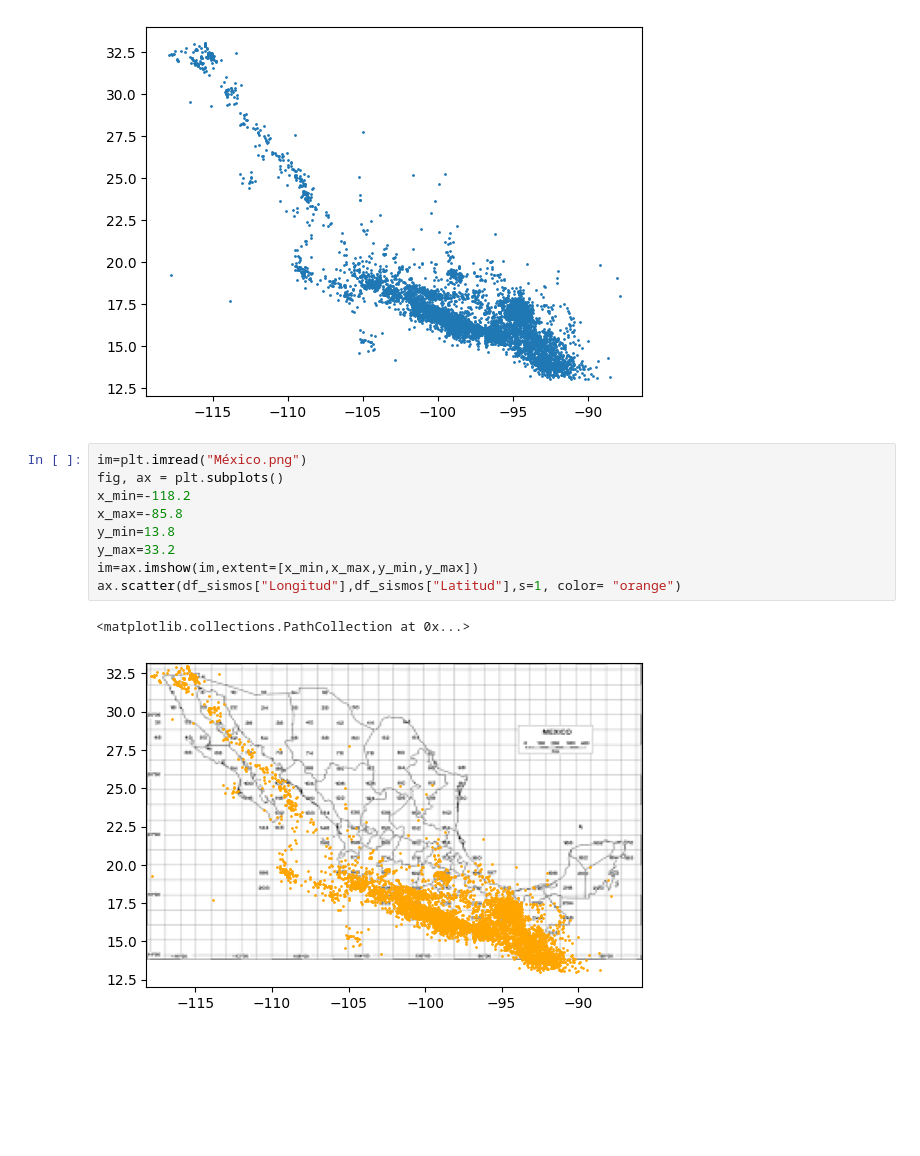
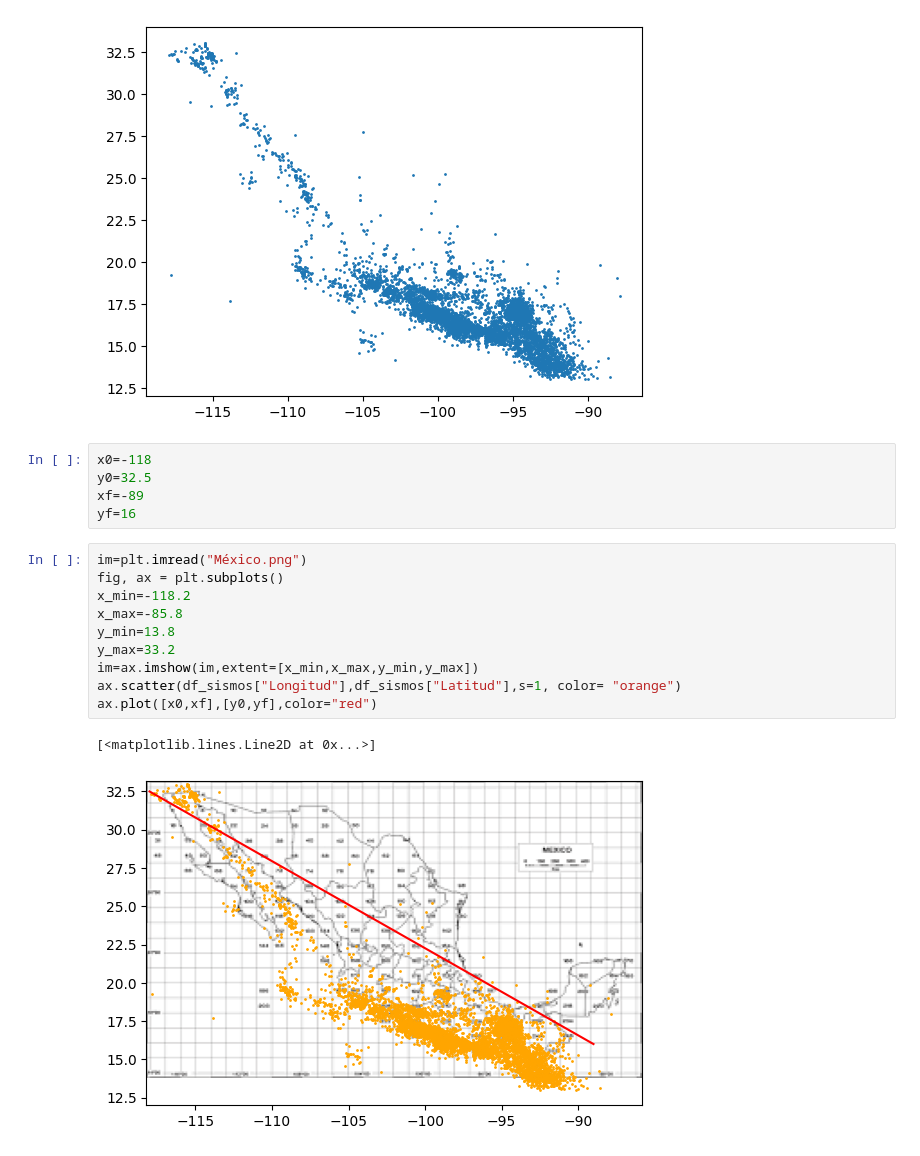
Before and after one commit to yosetcruz/Ciencia-de-Datos-, a Jupyter notebook: Actividad_2_CD.ipynb, the cells around one changed output. Cells and saved outputs as stored; diff of their text form; blank space fills up the shorter version.

```diff
--- a/Actividad_2_CD.ipynb
+++ b/Actividad_2_CD.ipynb
@@ -41,15 +41,21 @@ plt.scatter(df_sismos["Longitud"],df_sismos["Latitud"],s=1)
 # %% [output]
 <matplotlib.collections.PathCollection at 0x...>
 [figure]
+# %%
+x0=-118
+y0=32.5
+xf=-89
+yf=16
 # %%
 im=plt.imread("México.png")
 fig, ax = plt.subplots()
 x_min=-118.2
 x_max=-85.8
 y_min=13.8
 y_max=33.2
 im=ax.imshow(im,extent=[x_min,x_max,y_min,y_max])
 ax.scatter(df_sismos["Longitud"],df_sismos["Latitud"],s=1, color= "orange")
+ax.plot([x0,xf],[y0,yf],color="red")
 # %% [output]
-<matplotlib.collections.PathCollection at 0x...>
+[<matplotlib.lines.Line2D at 0x...>]
-[figure, old version]
+[figure, new version]
```
Also changed, not shown: parts of 5 cells of this notebook.
